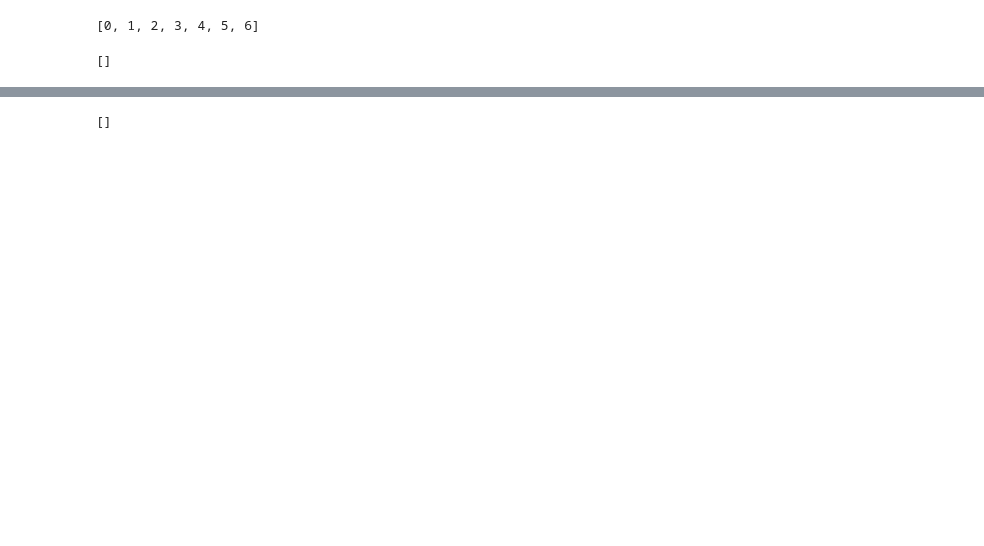
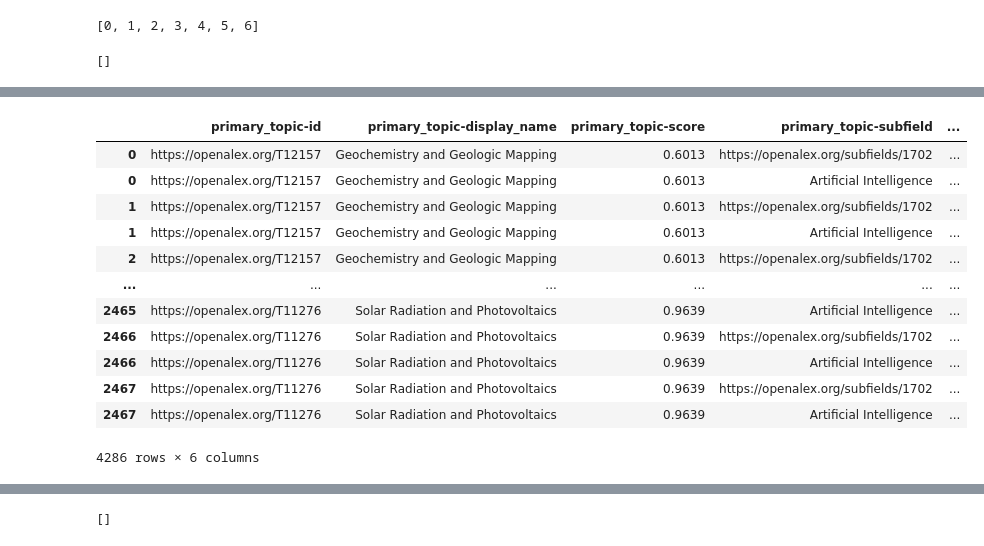
Before and after one commit to senderrr/OpenAlex, a Jupyter notebook: OpenAlexSource.ipynb, the cells around one changed output, grey strips where cells are left out. Drawn from its saved outputs; the diff is of its cells as text; code cells hidden in the pictures; blank space fills up the shorter version.

```diff
--- a/OpenAlexSource.ipynb
+++ b/OpenAlexSource.ipynb
@@ -388,3 +389,22 @@ institutions_df.head(50)
 | 47 | NaN | NaN | NaN | NaN | NaN | NaN |
 | 48 | NaN | NaN | NaN | NaN | NaN | NaN |
 | 49 | NaN | NaN | NaN | NaN | NaN | NaN |
+# %%
+primary_topic_df = CleanJSON('primary_topic', cleaned_df)
+primary_topic_df = primary_topic_df.rename(columns={'id': 'primary_topic-id', 'score': 'primary_topic-score', 'display_name': 'primary_topic-display_name',
+                                      'subfield': 'primary_topic-subfield', 'field': 'primary_topic-field', 'domain': 'primary_topic-domain'})
+primary_topic_df
+# %% [output]
+|  | primary_topic-id | primary_topic-display_name | primary_topic-score | primary_topic-subfield | ... |
+| 0 | https://openalex.org/T12157 | Geochemistry and Geologic Mapping | 0.6013 | https://openalex.org/subfields/1702 | ... |
+| 0 | https://openalex.org/T12157 | Geochemistry and Geologic Mapping | 0.6013 | Artificial Intelligence | ... |
+| 1 | https://openalex.org/T12157 | Geochemistry and Geologic Mapping | 0.6013 | https://openalex.org/subfields/1702 | ... |
+| 1 | https://openalex.org/T12157 | Geochemistry and Geologic Mapping | 0.6013 | Artificial Intelligence | ... |
+| 2 | https://openalex.org/T12157 | Geochemistry and Geologic Mapping | 0.6013 | https://openalex.org/subfields/1702 | ... |
+| ... | ... | ... | ... | ... | ... |
+| 2465 | https://openalex.org/T11276 | Solar Radiation and Photovoltaics | 0.9639 | Artificial Intelligence | ... |
+| 2466 | https://openalex.org/T11276 | Solar Radiation and Photovoltaics | 0.9639 | https://openalex.org/subfields/1702 | ... |
+| 2466 | https://openalex.org/T11276 | Solar Radiation and Photovoltaics | 0.9639 | Artificial Intelligence | ... |
+| 2467 | https://openalex.org/T11276 | Solar Radiation and Photovoltaics | 0.9639 | https://openalex.org/subfields/1702 | ... |
+| 2467 | https://openalex.org/T11276 | Solar Radiation and Photovoltaics | 0.9639 | Artificial Intelligence | ... |
+4286 rows × 6 columns
```
Also changed, not shown: parts of 26 cells of this notebook, 2 other files.
